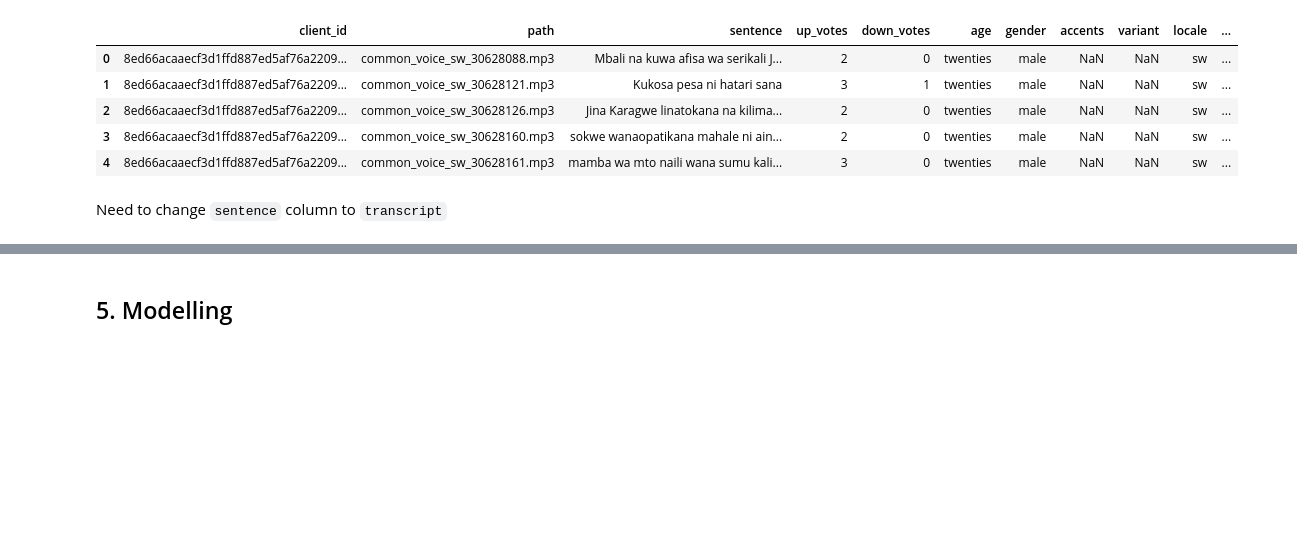
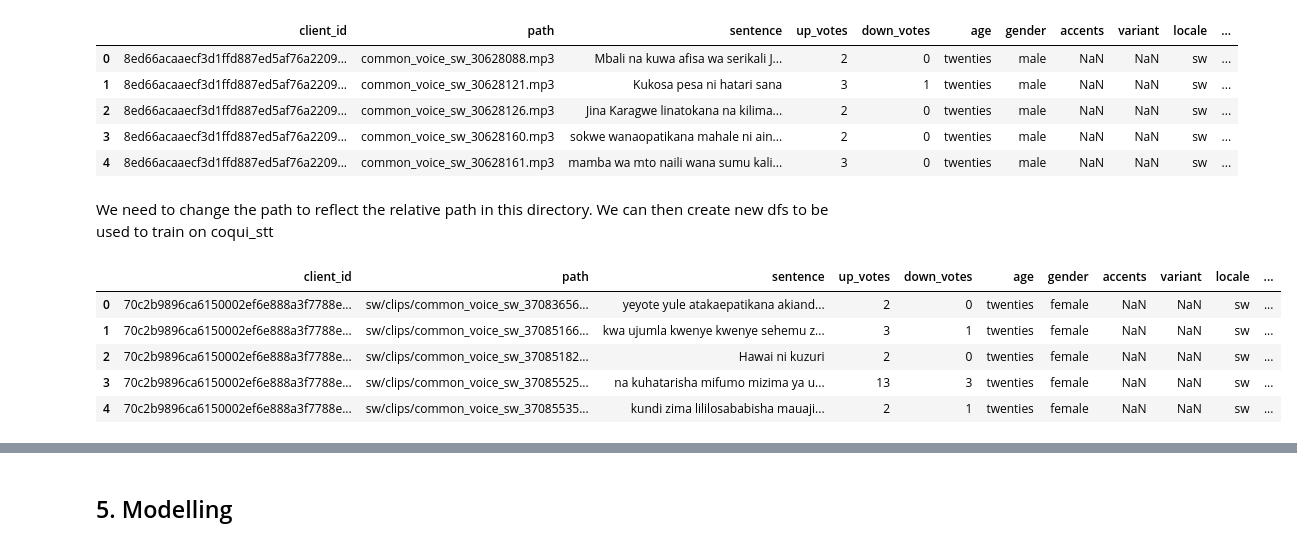
Before and after one commit to R3TR0Quan/swahili-stt-model, a Jupyter notebook: coqui-notebook.ipynb, the cells around one changed output, grey strips where cells are left out. Cells and saved outputs as stored; diff of their text form; code cells hidden in the pictures; blank space fills up the shorter version.

Commit message:
back to trying coqui

```diff
--- a/coqui-notebook.ipynb
+++ b/coqui-notebook.ipynb
@@ -68,5 +69,5 @@ dev_df.head()
 | 2 | 8ed66acaaecf3d1ffd887ed5af76a2209... | common_voice_sw_30628126.mp3 | Jina Karagwe linatokana na kilima... | 2 | 0 | twenties | male | NaN | NaN | sw | ... |
 | 3 | 8ed66acaaecf3d1ffd887ed5af76a2209... | common_voice_sw_30628160.mp3 | sokwe wanaopatikana mahale ni ain... | 2 | 0 | twenties | male | NaN | NaN | sw | ... |
 | 4 | 8ed66acaaecf3d1ffd887ed5af76a2209... | common_voice_sw_30628161.mp3 | mamba wa mto naili wana sumu kali... | 3 | 0 | twenties | male | NaN | NaN | sw | ... |
-# %% [markdown]
-Need to change `sentence` column to `transcript`
+# %% [markdown]
+We need to change the path to reflect the relative path in this directory. We can then create new dfs to be used to train on coqui_stt
@@ -72,0 +97,9 @@ Need to change `sentence` column to `transcript`
+# %%
+train_df.head()
+# %% [output]
+|  | client_id | path | sentence | up_votes | down_votes | age | gender | accents | variant | locale | ... |
+| 0 | 70c2b9896ca6150002ef6e888a3f7788e... | sw/clips/common_voice_sw_37083656... | yeyote yule atakaepatikana akiand... | 2 | 0 | twenties | female | NaN | NaN | sw | ... |
+| 1 | 70c2b9896ca6150002ef6e888a3f7788e... | sw/clips/common_voice_sw_37085166... | kwa ujumla kwenye kwenye sehemu z... | 3 | 1 | twenties | female | NaN | NaN | sw | ... |
+| 2 | 70c2b9896ca6150002ef6e888a3f7788e... | sw/clips/common_voice_sw_37085182... | Hawai ni kuzuri | 2 | 0 | twenties | female | NaN | NaN | sw | ... |
+| 3 | 70c2b9896ca6150002ef6e888a3f7788e... | sw/clips/common_voice_sw_37085525... | na kuhatarisha mifumo mizima ya u... | 13 | 3 | twenties | female | NaN | NaN | sw | ... |
+| 4 | 70c2b9896ca6150002ef6e888a3f7788e... | sw/clips/common_voice_sw_37085535... | kundi zima lililosababisha mauaji... | 2 | 1 | twenties | female | NaN | NaN | sw | ... |
```
Also changed, not shown: parts of 18 cells of this notebook, 5 other files.
